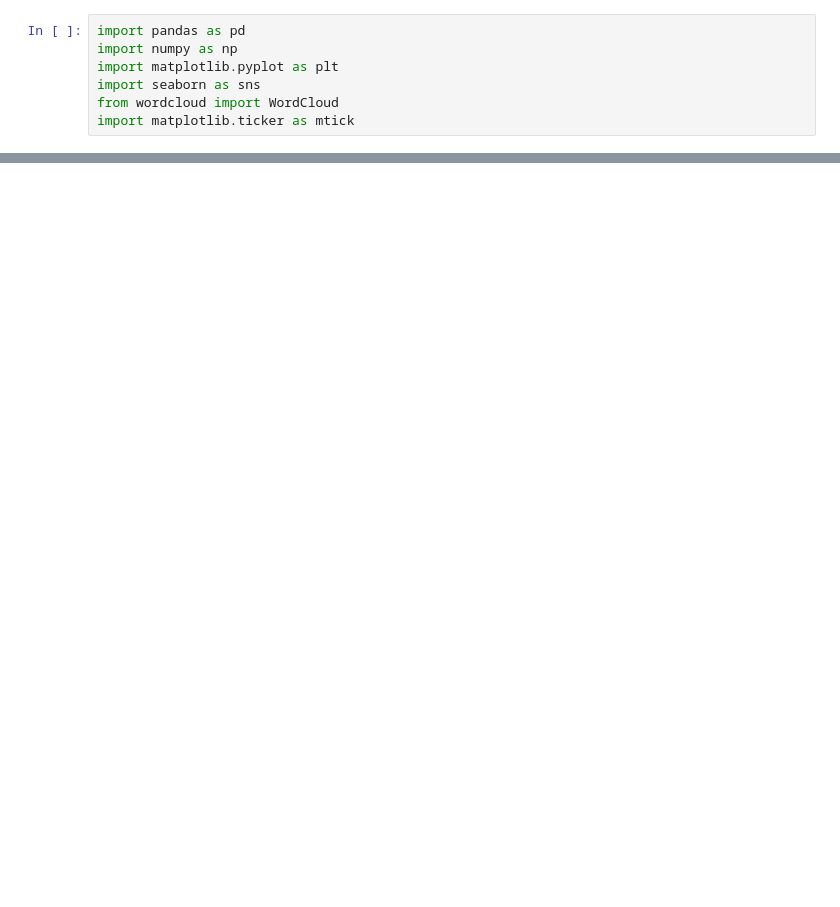
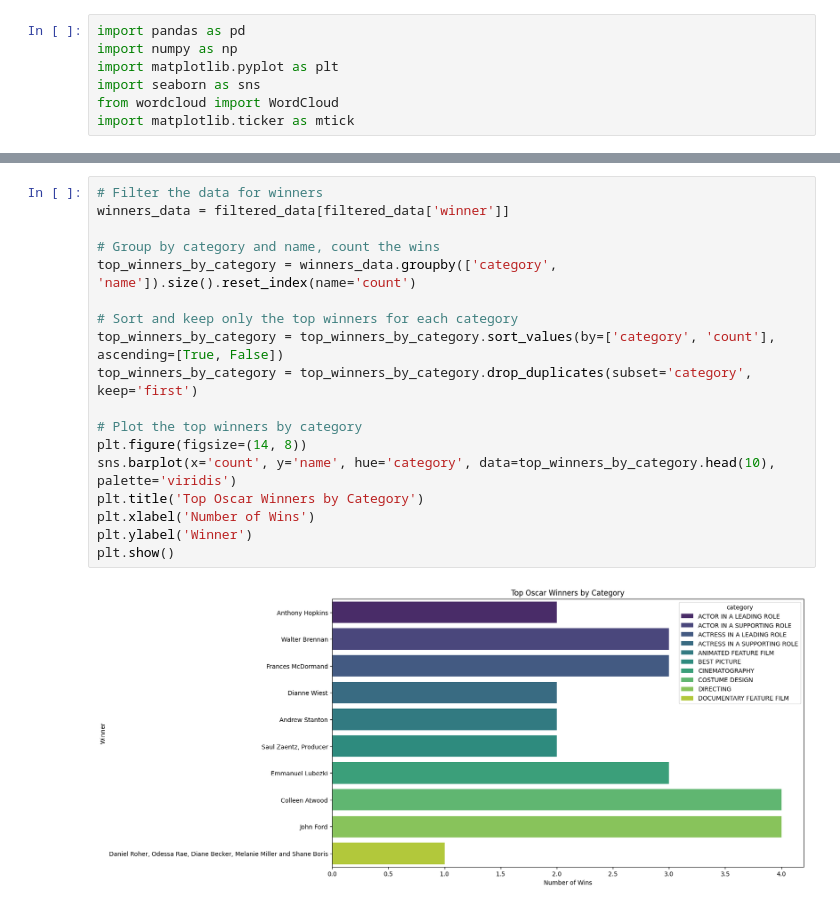
Before and after one commit to memu1227/Oscars, a Jupyter notebook: Oscar_Predictions.ipynb, the cells around one changed output, grey strips where cells are left out. Cells and saved outputs as stored; diff of their text form; blank space fills up the shorter version.

```diff
--- a/Oscar_Predictions.ipynb
+++ b/Oscar_Predictions.ipynb
@@ -59,3 +123,23 @@ plt.show()
+# %%
+# Filter the data for winners
+winners_data = filtered_data[filtered_data['winner']]
+
+# Group by category and name, count the wins
+top_winners_by_category = winners_data.groupby(['category', 'name']).size().reset_index(name='count')
+
+# Sort and keep only the top winners for each category
+top_winners_by_category = top_winners_by_category.sort_values(by=['category', 'count'], ascending=[True, False])
+top_winners_by_category = top_winners_by_category.drop_duplicates(subset='category', keep='first')
+
+# Plot the top winners by category
+plt.figure(figsize=(14, 8))
+sns.barplot(x='count', y='name', hue='category', data=top_winners_by_category.head(10), palette='viridis')
+plt.title('Top Oscar Winners by Category')
+plt.xlabel('Number of Wins')
+plt.ylabel('Winner')
+plt.show()
+# %% [output]
+[figure, added]
 # %%
 # Find the total nominations for each movie
 movie_nominations = filtered_data.groupby('film').size().reset_index(name='total_nominations')
```
Also changed, not shown: parts of 20 cells of this notebook.
